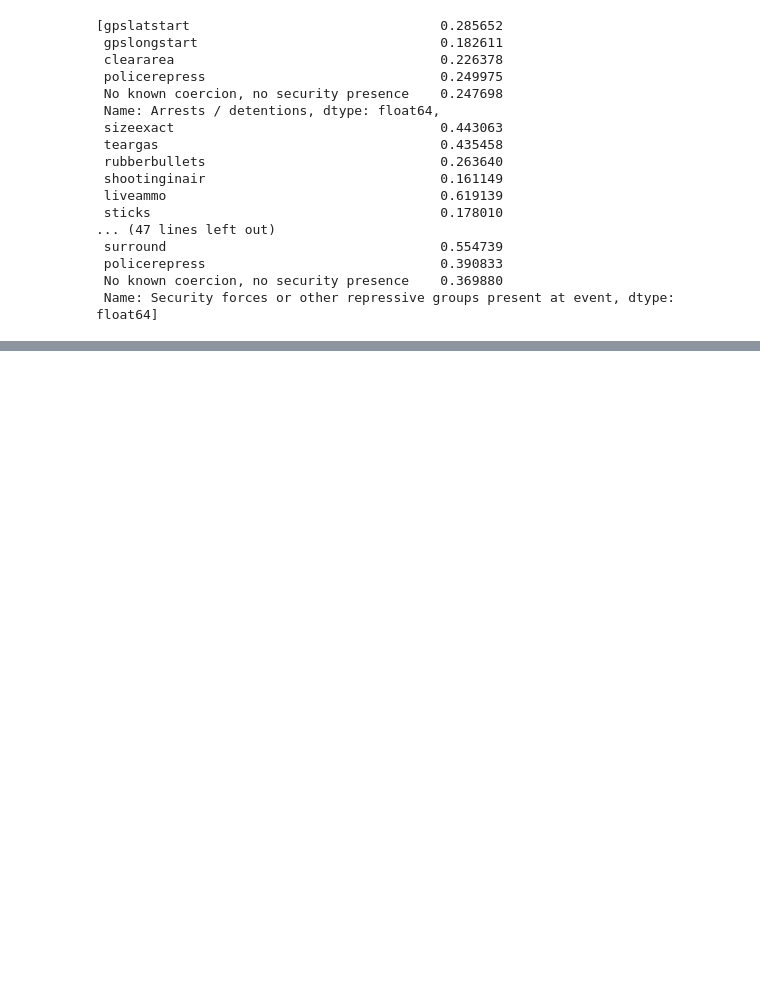
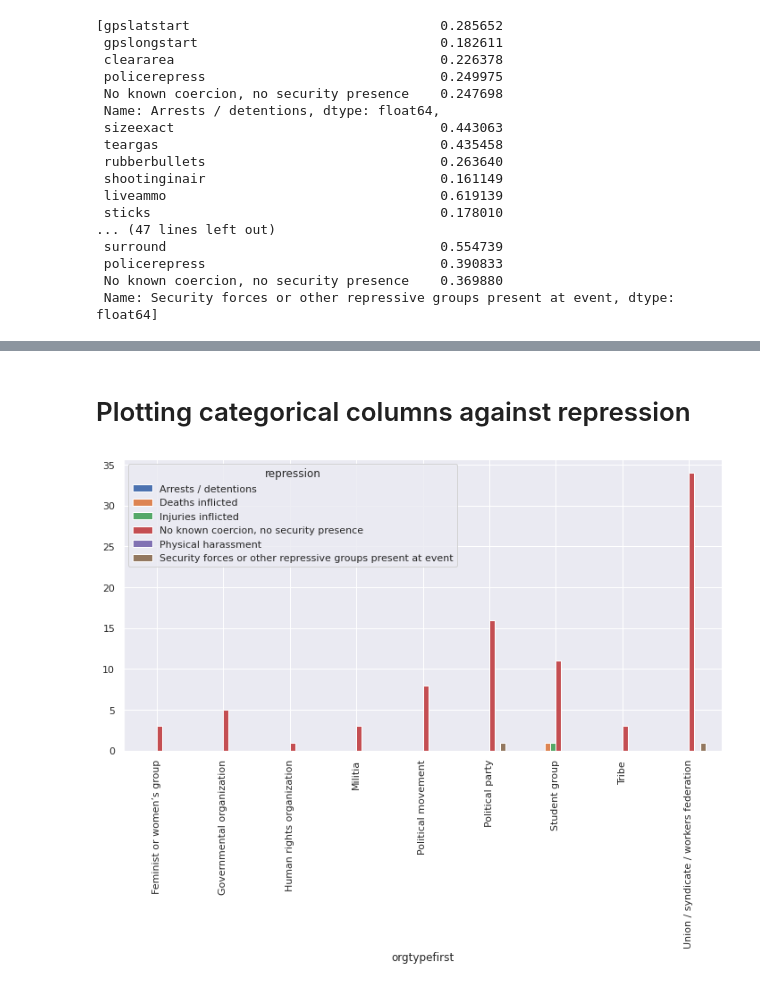
Before and after one commit to NoahDarwich/portest, a Jupyter notebook: notebooks/iraq_exploration.ipynb, the cells around one changed output, grey strips where cells are left out. Saved outputs shown, nothing was run; the diff lists cells and outputs as text; code cells hidden in the pictures; blank space fills up the shorter version.

```diff
--- a/notebooks/iraq_exploration.ipynb
+++ b/notebooks/iraq_exploration.ipynb
@@ -243,0 +250,3 @@ highly_correlated_parameters
+# %%
+small_df = data[['orgtypefirst','repression']].reset_index().drop(columns='recordnumber')
+small_df.fillna('no orga', inplace=True)
@@ -243,0 +269,11 @@ highly_correlated_parameters
+# %% [markdown]
+# Plotting categorical columns against repression
+# %%
+grouped = pd.DataFrame(small_df.groupby('orgtypefirst')['repression'].value_counts().unstack())
+grouped.iloc[:, [3,5,4,0,2,1]]
+no_orga_df = grouped.drop(index='no orga')
+# %%
+no_orga_df.plot(kind='bar')
+plt.savefig('orga_repress.png')
+# %% [output]
+[figure, added]
```
Also changed, not shown: parts of 17 cells of this notebook.
